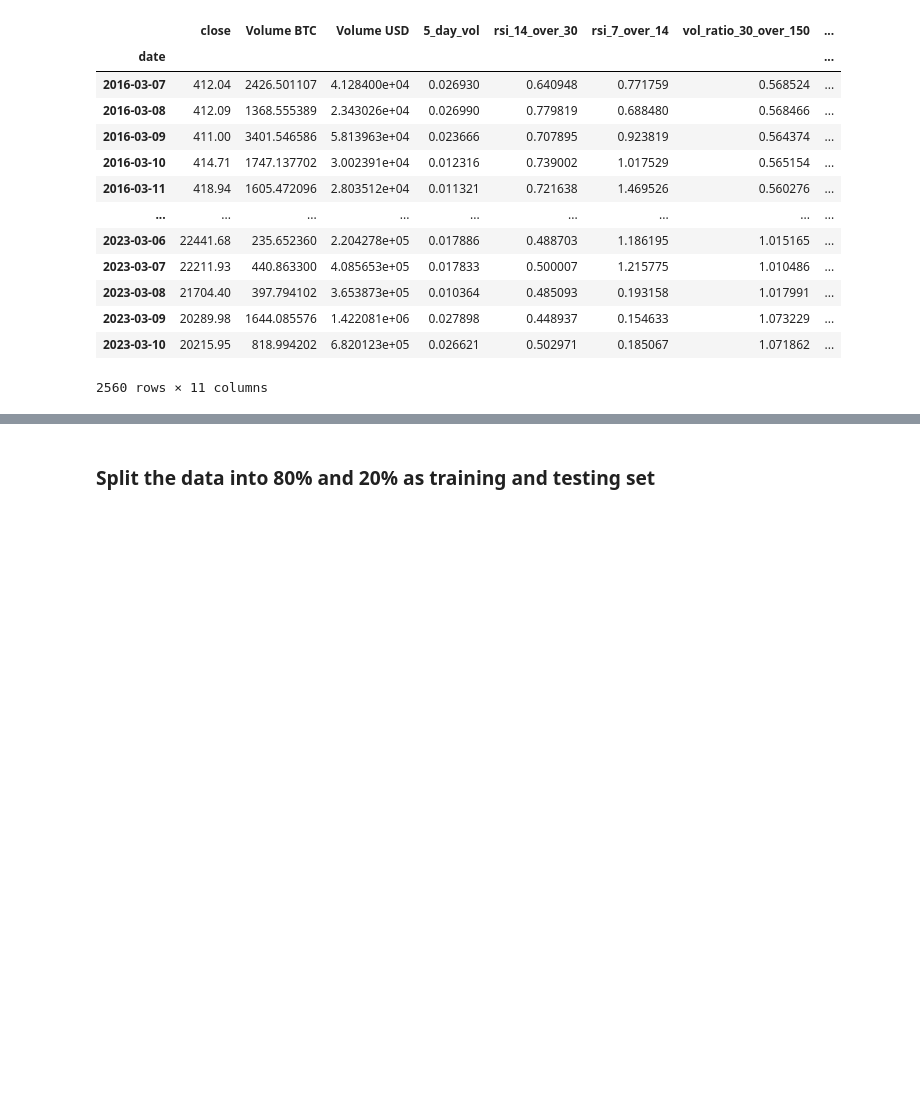
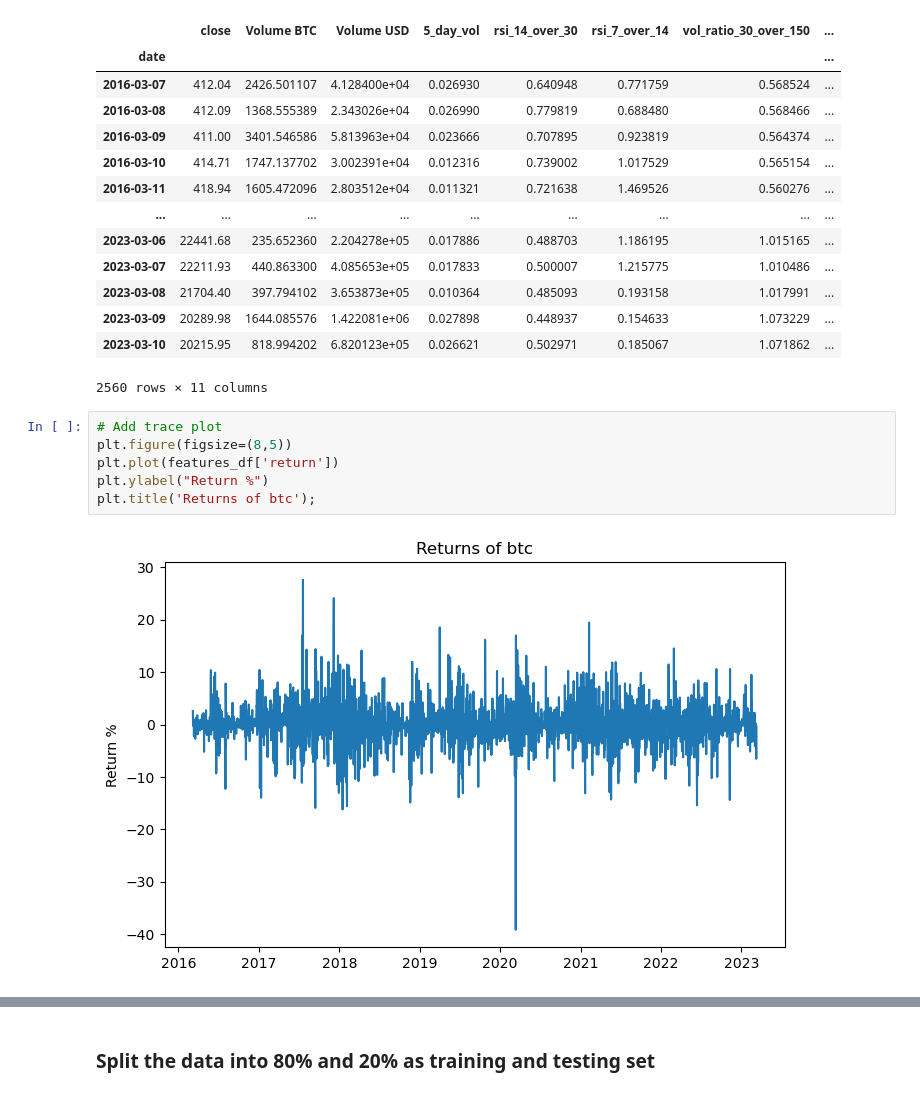
Before and after one commit to frankli073/variance_prediction, a Jupyter notebook: models/GARCH.ipynb, the cells around one changed output, grey strips where cells are left out. Drawn from its saved outputs; the diff is of its cells as text; blank space fills up the shorter version.

```diff
--- a/models/GARCH.ipynb
+++ b/models/GARCH.ipynb
@@ -80,3 +80,11 @@ features_df
 | 2023-03-09 | 20289.98 | 1644.085576 | 1.422081e+06 | 0.027898 | 0.448937 | 0.154633 | 1.073229 | ... |
 | 2023-03-10 | 20215.95 | 818.994202 | 6.820123e+05 | 0.026621 | 0.502971 | 0.185067 | 1.071862 | ... |
 2560 rows × 11 columns
+# %%
+# Add trace plot
+plt.figure(figsize=(8,5))
+plt.plot(features_df['return'])
+plt.ylabel("Return %")
+plt.title('Returns of btc');
+# %% [output]
+[figure, added]
```
Also changed, not shown: parts of 15 cells of this notebook.
